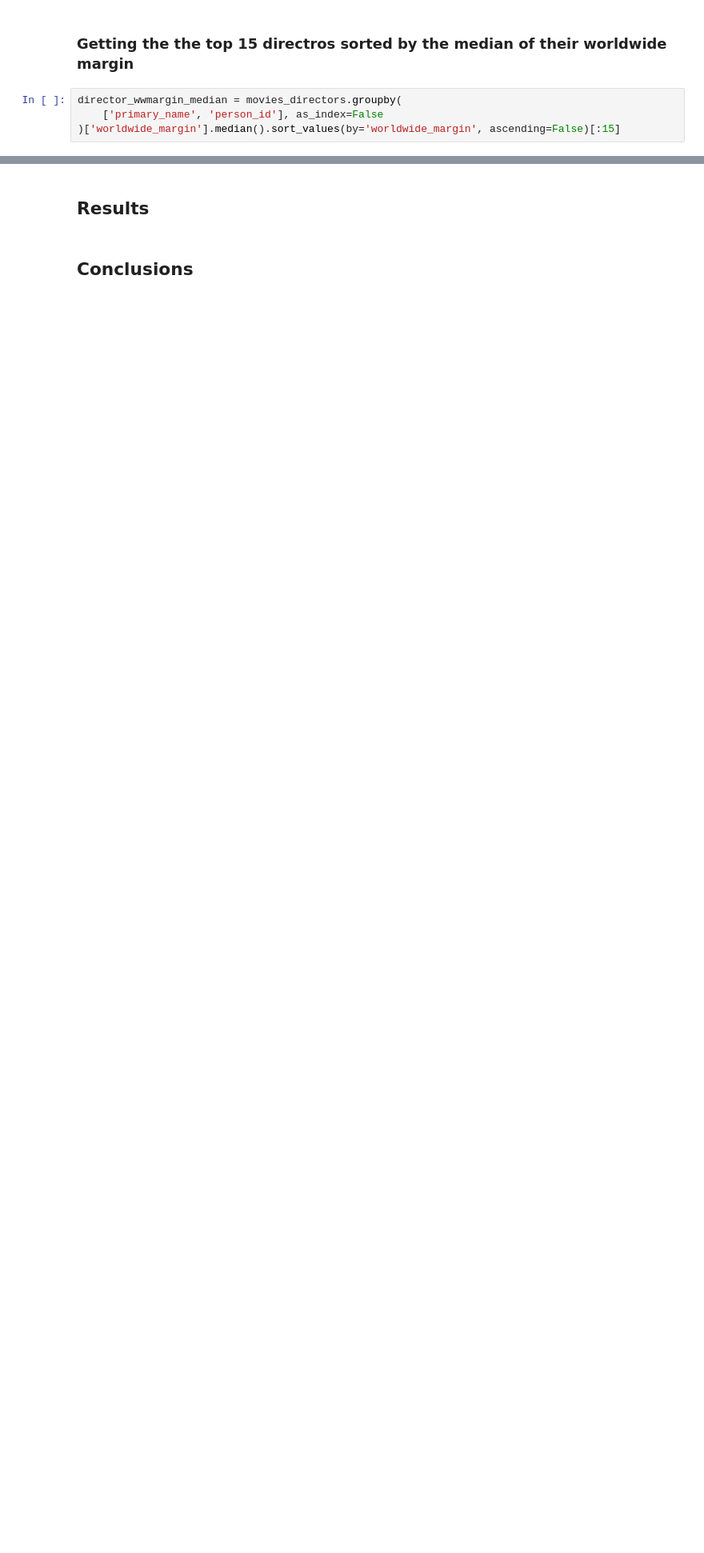
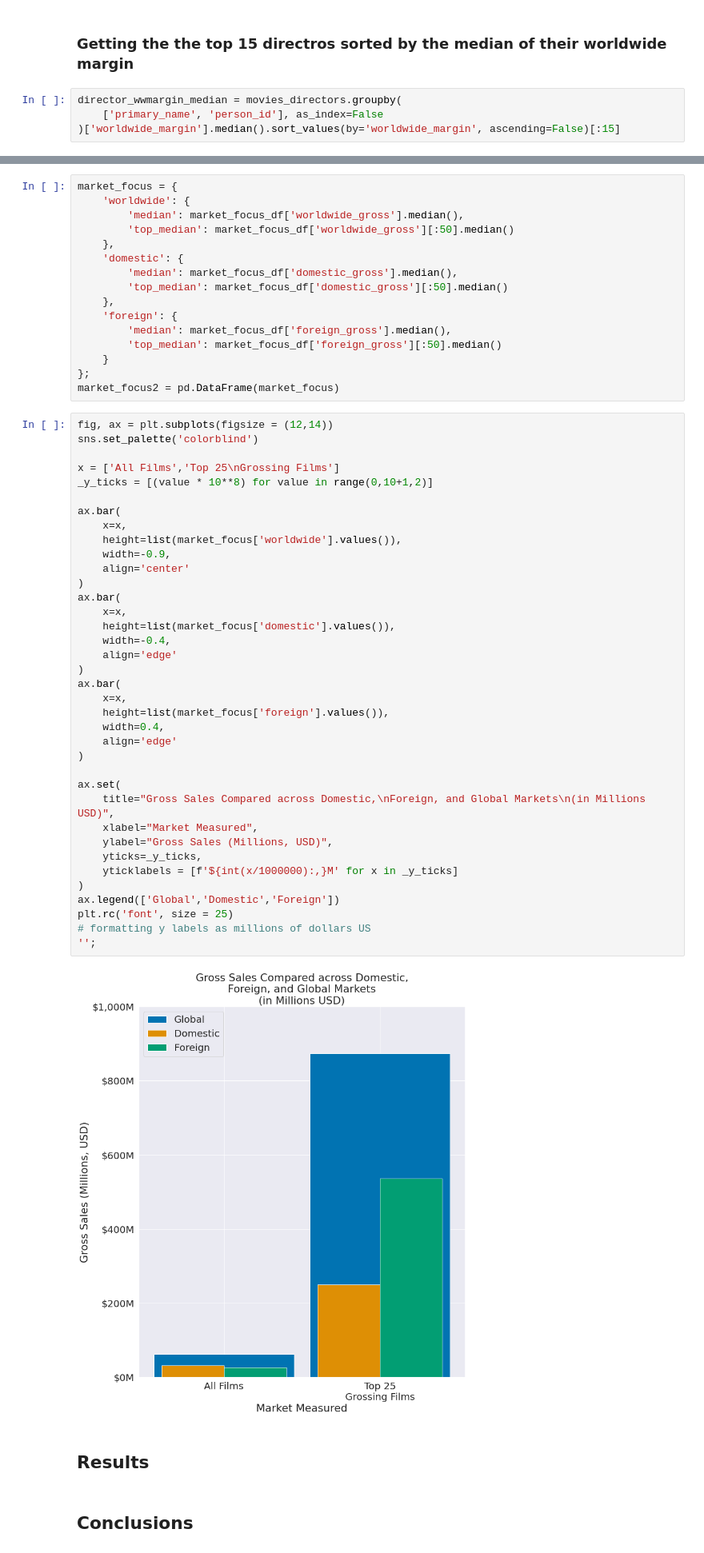
Before and after one commit to ParkedHampster/MS_Studios-Phase_1, a Jupyter notebook: index.ipynb, the cells around one changed output, grey strips where cells are left out. Shown at 80% size. Drawn from its saved outputs; the diff is of its cells as text; blank space fills up the shorter version.

```diff
--- a/index.ipynb
+++ b/index.ipynb
@@ -308,3 +334,58 @@ plt.rc('font', size = 25)
+# %%
+market_focus = {
+    'worldwide': {
+        'median': market_focus_df['worldwide_gross'].median(),
+        'top_median': market_focus_df['worldwide_gross'][:50].median()
+    },
+    'domestic': {
+        'median': market_focus_df['domestic_gross'].median(),
+        'top_median': market_focus_df['domestic_gross'][:50].median()
+    },
+    'foreign': {
+        'median': market_focus_df['foreign_gross'].median(),
+        'top_median': market_focus_df['foreign_gross'][:50].median()
+    }
+};
+market_focus2 = pd.DataFrame(market_focus)
+# %%
+fig, ax = plt.subplots(figsize = (12,14))
+sns.set_palette('colorblind')
+
+x = ['All Films','Top 25\nGrossing Films']
+_y_ticks = [(value * 10**8) for value in range(0,10+1,2)]
+
+ax.bar(
+    x=x,
+    height=list(market_focus['worldwide'].values()),
+    width=-0.9,
+    align='center'
+)
+ax.bar(
+    x=x,
+    height=list(market_focus['domestic'].values()),
+    width=-0.4,
+    align='edge'
+)
+ax.bar(
+    x=x,
+    height=list(market_focus['foreign'].values()),
+    width=0.4,
+    align='edge'
+)
+
+ax.set(
+    title="Gross Sales Compared across Domestic,\nForeign, and Global Markets\n(in Millions USD)",
+    xlabel="Market Measured",
+    ylabel="Gross Sales (Millions, USD)",
+    yticks=_y_ticks,
+    yticklabels = [f'${int(x/1000000):,}M' for x in _y_ticks]
+)
+ax.legend(['Global','Domestic','Foreign'])
+plt.rc('font', size = 25)
+# formatting y labels as millions of dollars US
+'';
+# %% [output]
+[figure, added]
 # %% [markdown]
 ## Results
 # %% [markdown]
```
Also changed, not shown: parts of 6 cells of this notebook, 1 other file.
